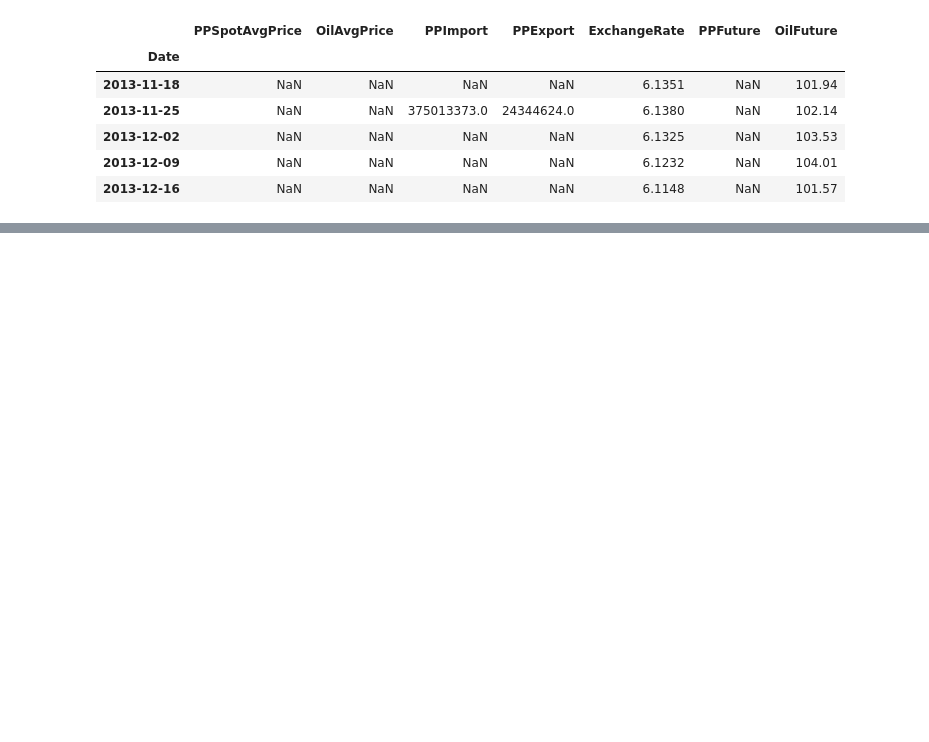
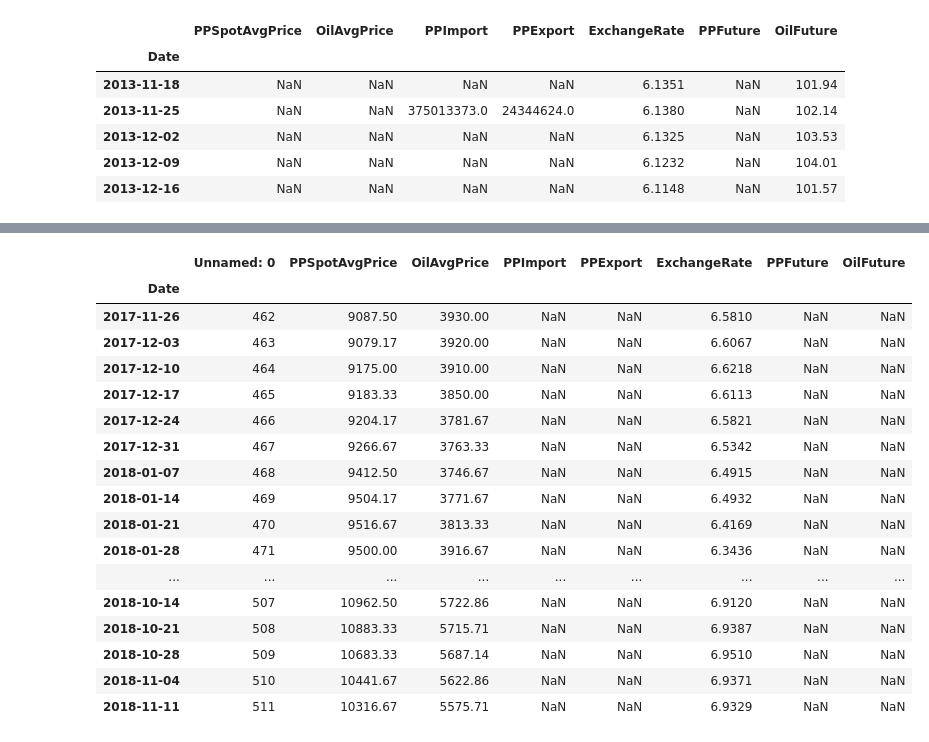
Before and after one commit to Kuromaru1/mmf_hack, a Jupyter notebook: data_preparation.ipynb, the cells around one changed output, grey strips where cells are left out. Saved outputs shown, nothing was run; the diff lists cells and outputs as text; code cells hidden in the pictures; blank space fills up the shorter version.

```diff
--- a/data_preparation.ipynb
+++ b/data_preparation.ipynb
@@ -93 +108,25 @@ for i, row in df.iterrows():
+# %%
+slava_df = pd.read_csv('./data/test.csv')
+#slava_df.rename(columns={"Unnamed: 0": "Date"}, inplace=True)
+slava_df.set_index('Date', inplace=True)
+slava_df.tail(50)
+# %% [output]
+|  | Unnamed: 0 | PPSpotAvgPrice | OilAvgPrice | PPImport | PPExport | ExchangeRate | PPFuture | OilFuture |
+| Date |  |  |  |  |  |  |  |  |
+| 2017-11-26 | 462 | 9087.50 | 3930.00 | NaN | NaN | 6.5810 | NaN | NaN |
+| 2017-12-03 | 463 | 9079.17 | 3920.00 | NaN | NaN | 6.6067 | NaN | NaN |
+| 2017-12-10 | 464 | 9175.00 | 3910.00 | NaN | NaN | 6.6218 | NaN | NaN |
+| 2017-12-17 | 465 | 9183.33 | 3850.00 | NaN | NaN | 6.6113 | NaN | NaN |
+| 2017-12-24 | 466 | 9204.17 | 3781.67 | NaN | NaN | 6.5821 | NaN | NaN |
+| 2017-12-31 | 467 | 9266.67 | 3763.33 | NaN | NaN | 6.5342 | NaN | NaN |
+| 2018-01-07 | 468 | 9412.50 | 3746.67 | NaN | NaN | 6.4915 | NaN | NaN |
+| 2018-01-14 | 469 | 9504.17 | 3771.67 | NaN | NaN | 6.4932 | NaN | NaN |
+| 2018-01-21 | 470 | 9516.67 | 3813.33 | NaN | NaN | 6.4169 | NaN | NaN |
+| 2018-01-28 | 471 | 9500.00 | 3916.67 | NaN | NaN | 6.3436 | NaN | NaN |
+| ... | ... | ... | ... | ... | ... | ... | ... | ... |
+| 2018-10-14 | 507 | 10962.50 | 5722.86 | NaN | NaN | 6.9120 | NaN | NaN |
+| 2018-10-21 | 508 | 10883.33 | 5715.71 | NaN | NaN | 6.9387 | NaN | NaN |
+| 2018-10-28 | 509 | 10683.33 | 5687.14 | NaN | NaN | 6.9510 | NaN | NaN |
+| 2018-11-04 | 510 | 10441.67 | 5622.86 | NaN | NaN | 6.9371 | NaN | NaN |
+| 2018-11-11 | 511 | 10316.67 | 5575.71 | NaN | NaN | 6.9329 | NaN | NaN |
 # %%
```
Also changed, not shown: parts of 7 cells of this notebook, 1 other file.
